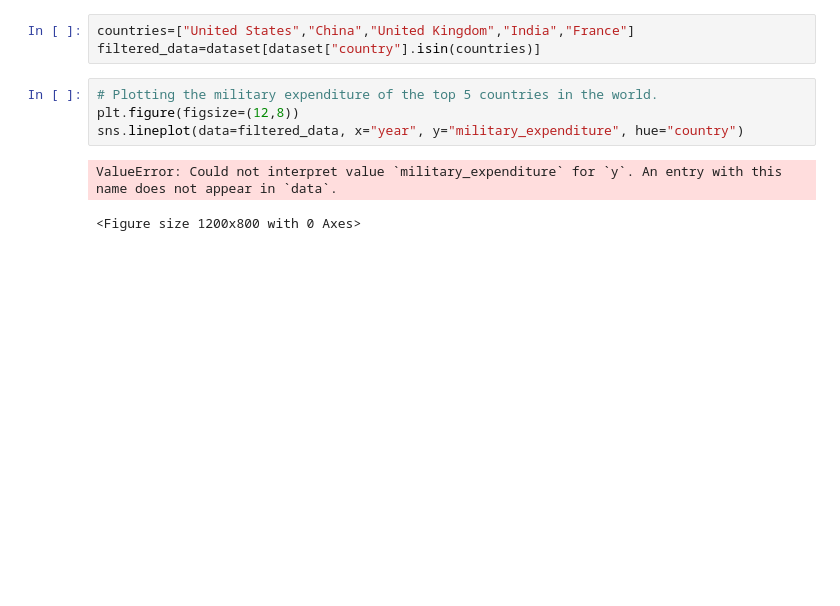
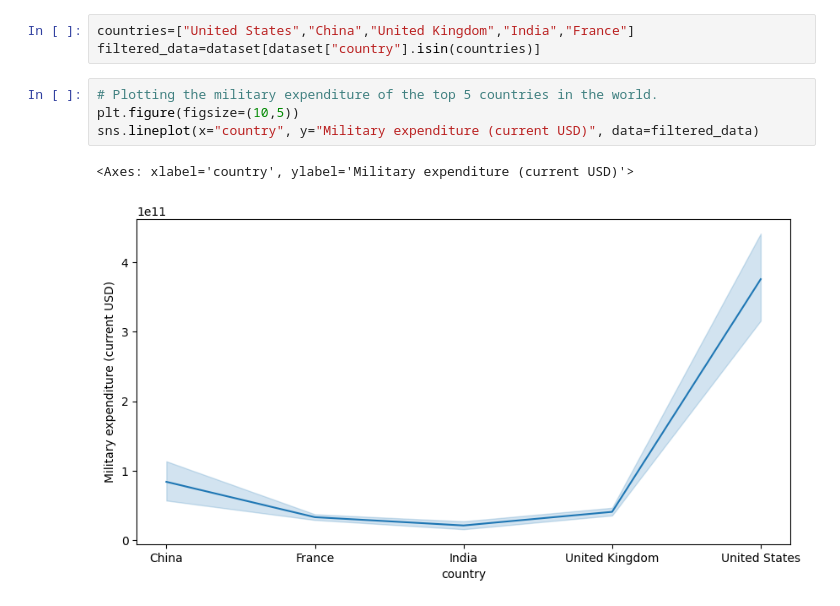
Before and after one commit to Sumit-Agnihotri/MILITARY_EXPENDITURE_ANALYSIS, a Jupyter notebook: Military Expenditure Analysis.ipynb, the cells around one changed output. Cells and saved outputs as stored; diff of their text form; blank space fills up the shorter version.

Commit message:
Military

```diff
--- a/Military Expenditure Analysis.ipynb
+++ b/Military Expenditure Analysis.ipynb
@@ -170,8 +170,8 @@ countries=["United States","China","United Kingdom","India","France"]
 filtered_data=dataset[dataset["country"].isin(countries)]
 # %%
 # Plotting the military expenditure of the top 5 countries in the world.
-plt.figure(figsize=(12,8))
-sns.lineplot(data=filtered_data, x="year", y="military_expenditure", hue="country")
+plt.figure(figsize=(10,5))
+sns.lineplot(x="country", y="Military expenditure (current USD)", data=filtered_data)
 # %% [output]
-ValueError: Could not interpret value `military_expenditure` for `y`. An entry with this name does not appear in `data`.
+<Axes: xlabel='country', ylabel='Military expenditure (current USD)'>
-<Figure size 1200x800 with 0 Axes>
+[figure, added]
```
